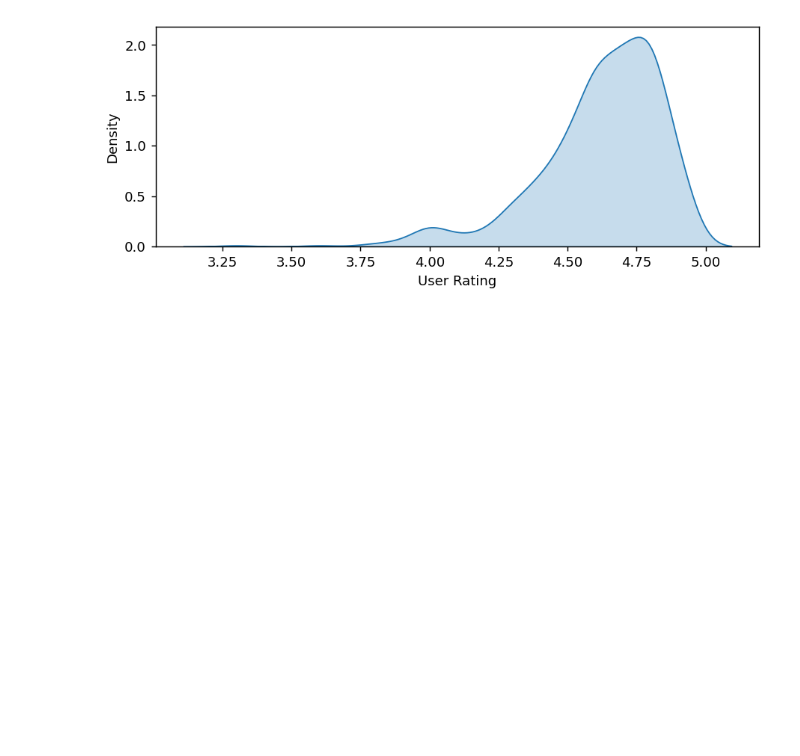
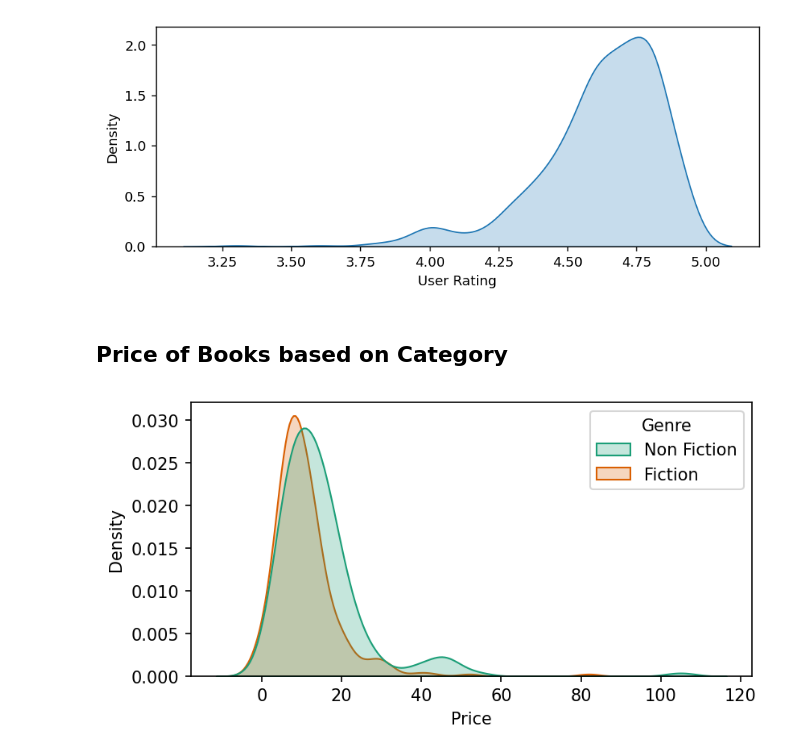
Before and after one commit to sanjay-kv/amazon-ebook, a Jupyter notebook: Amazon-ebook-Analysis.ipynb, the cells around one changed output. Cells and saved outputs as stored; diff of their text form; code cells hidden in the pictures; blank space fills up the shorter version.

Commit message:
Price Distribution with Category calculated in new branch

```diff
--- a/Amazon-ebook-Analysis.ipynb
+++ b/Amazon-ebook-Analysis.ipynb
@@ -178,3 +178,10 @@ plt.figure(figsize=(8,3),dpi=130)
 sns.kdeplot(data=ebooks,x="User Rating", fill = True);
 # %% [output]
 [figure]
+# %% [markdown]
+## Price of Books based on Category
+# %%
+plt.figure(figsize=(6,3),dpi=150)
+sns.kdeplot(data=ebooks,x="Price",hue="Genre",fill=True,palette="Dark2");
+# %% [output]
+[figure, added]
```
